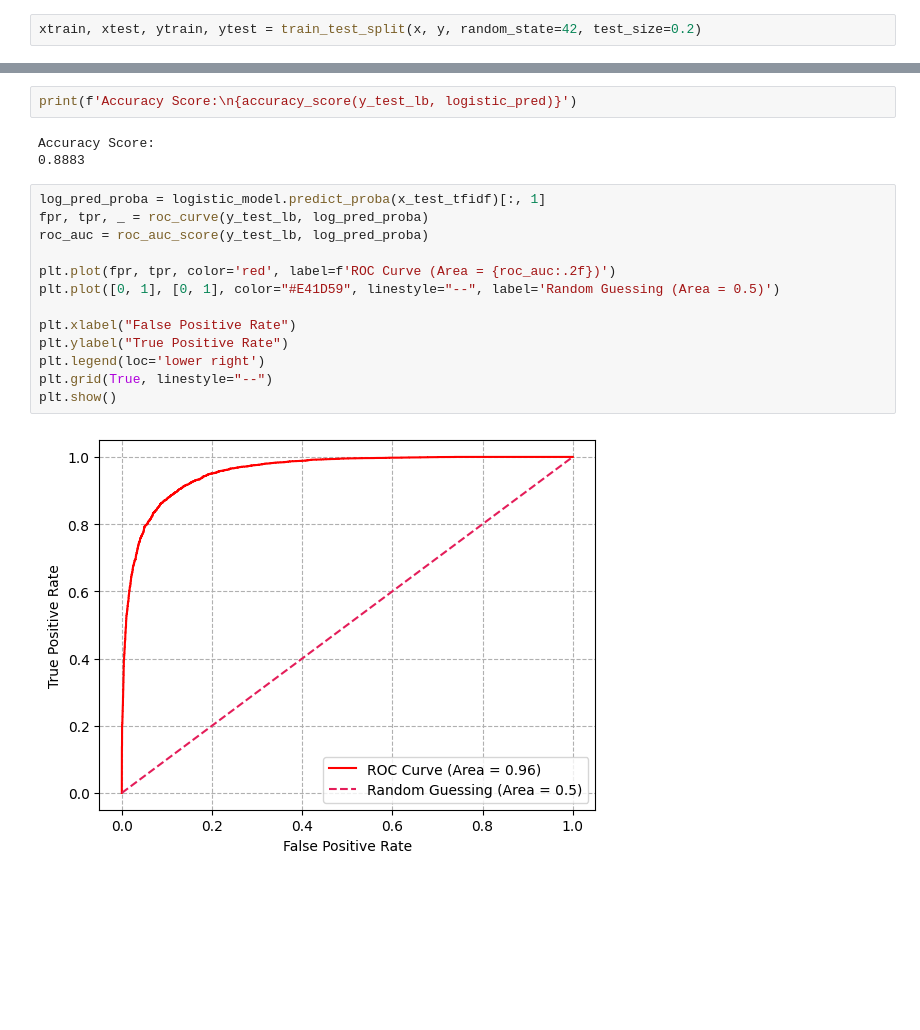
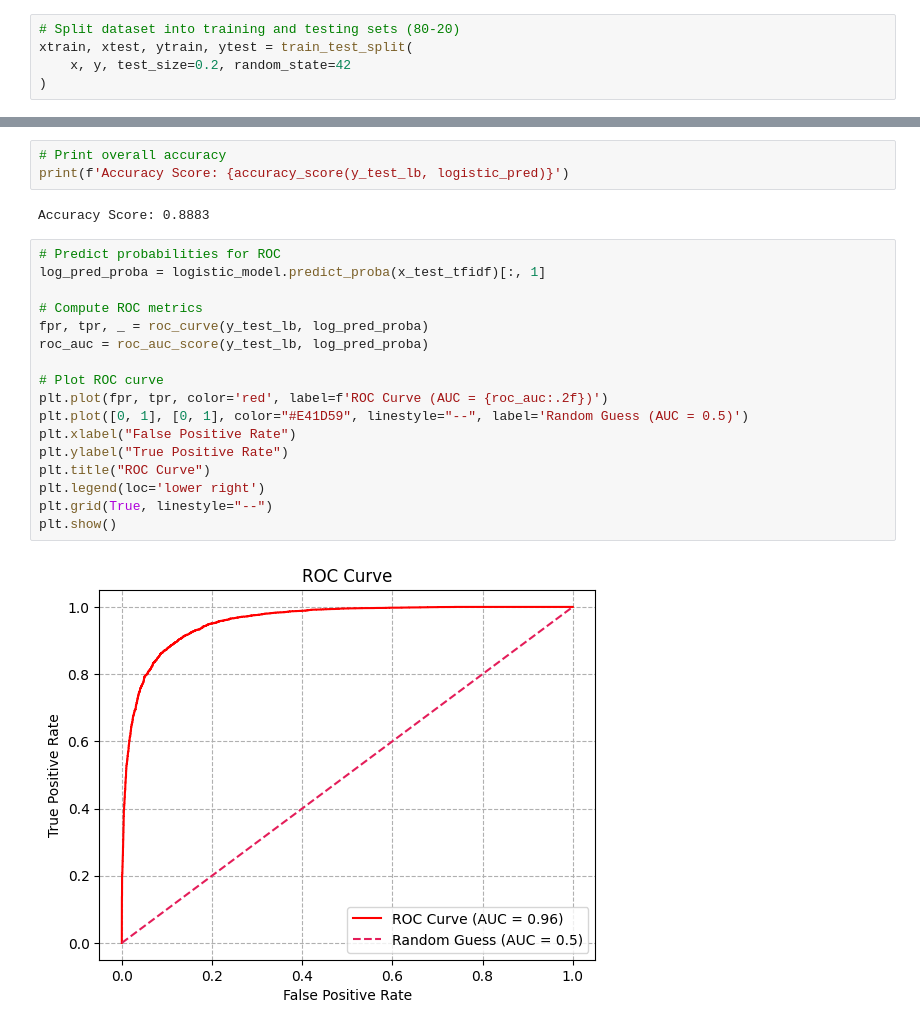
Before and after one commit to Md-Maruf-1727/movie-review-sentiment-analysis, a Jupyter notebook: Notebook/04_model_training.ipynb, the cells around one changed output, grey strips where cells are left out. Cells and saved outputs as stored; diff of their text form; blank space fills up the shorter version.

```diff
--- a/Notebook/04_model_training.ipynb
+++ b/Notebook/04_model_training.ipynb
@@ -32,5 +60,8 @@ print(df.loc[34567:34572])
 x = df['cleaned_text']
 y = df['sentiment']
 # %%
-xtrain, xtest, ytrain, ytest = train_test_split(x, y, random_state=42, test_size=0.2)
+# Split dataset into training and testing sets (80-20)
+xtrain, xtest, ytrain, ytest = train_test_split(
+    x, y, test_size=0.2, random_state=42
+)
 # %%
@@ -123,20 +200,24 @@ weighted avg       0.89      0.89      0.89     10000
 # %%
-print(f'Accuracy Score:\n{accuracy_score(y_test_lb, logistic_pred)}')
+# Print overall accuracy
+print(f'Accuracy Score: {accuracy_score(y_test_lb, logistic_pred)}')
 # %% [output]
-Accuracy Score:
-0.8883
+Accuracy Score: 0.8883
 # %%
+# Predict probabilities for ROC
 log_pred_proba = logistic_model.predict_proba(x_test_tfidf)[:, 1]
+
+# Compute ROC metrics
 fpr, tpr, _ = roc_curve(y_test_lb, log_pred_proba)
 roc_auc = roc_auc_score(y_test_lb, log_pred_proba)
 
-plt.plot(fpr, tpr, color='red', label=f'ROC Curve (Area = {roc_auc:.2f})')
-plt.plot([0, 1], [0, 1], color="#E41D59", linestyle="--", label='Random Guessing (Area = 0.5)')
-
+# Plot ROC curve
+plt.plot(fpr, tpr, color='red', label=f'ROC Curve (AUC = {roc_auc:.2f})')
+plt.plot([0, 1], [0, 1], color="#E41D59", linestyle="--", label='Random Guess (AUC = 0.5)')
 plt.xlabel("False Positive Rate")
 plt.ylabel("True Positive Rate")
+plt.title("ROC Curve")
 plt.legend(loc='lower right')
 plt.grid(True, linestyle="--")
 plt.show()
 # %% [output]
-[figure, old version]
+[figure, new version]
```
Also changed, not shown: parts of 27 cells of this notebook, 2 other files.
